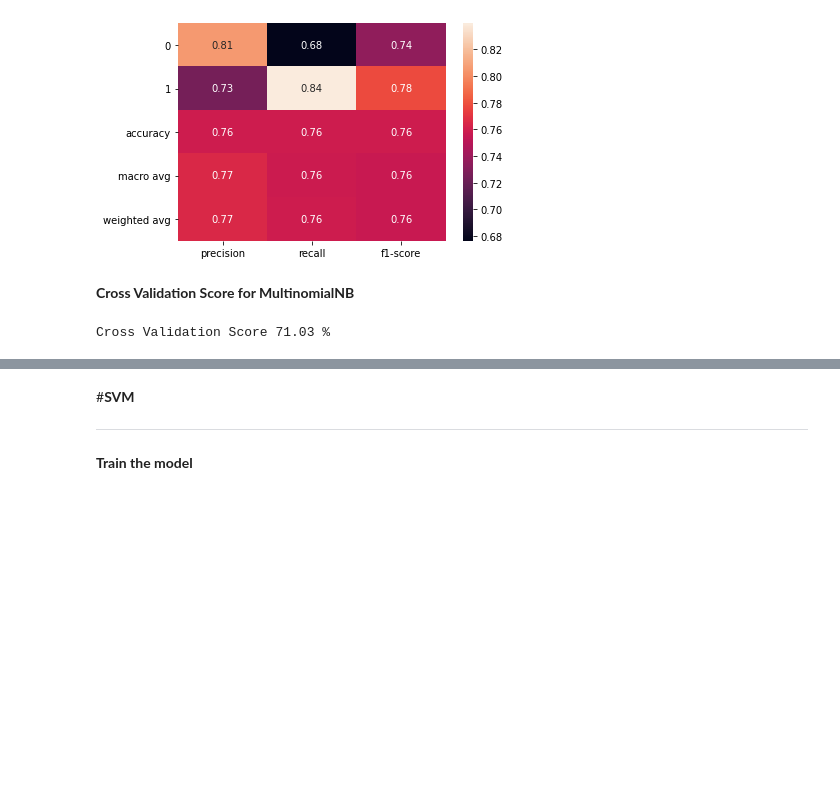
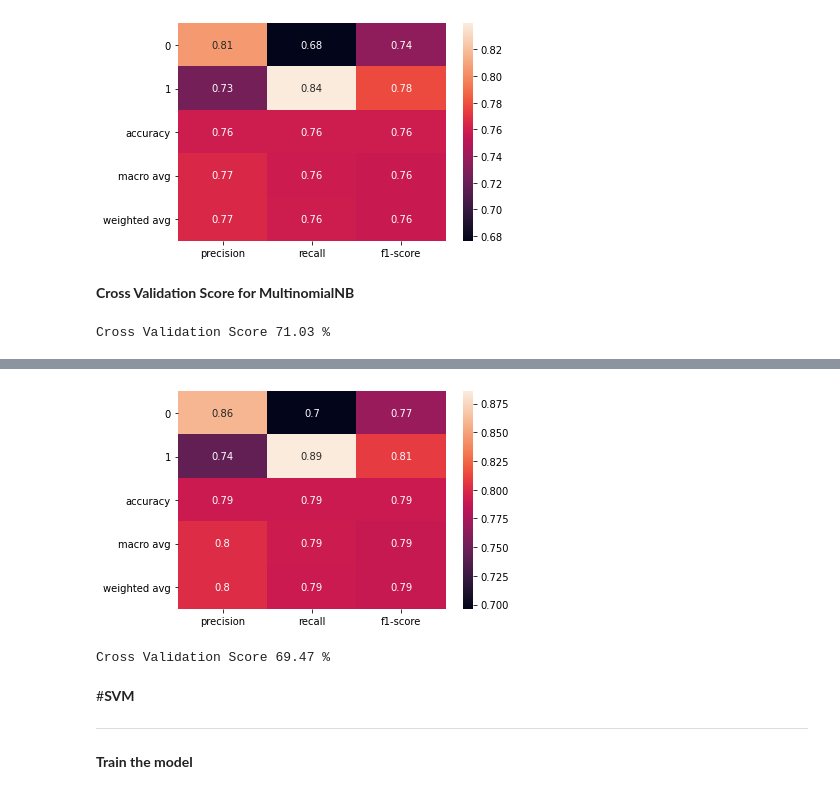
Before and after one commit to rajitakolla/computational_methods, a Jupyter notebook: In_class_exercise_09.ipynb, the cells around one changed output, grey strips where cells are left out. Drawn from its saved outputs; the diff is of its cells as text; code cells hidden in the pictures; blank space fills up the shorter version.

```diff
--- a/In_class_exercise_09.ipynb
+++ b/In_class_exercise_09.ipynb
@@ -74,3 +74,10 @@ trainDF.head()
 | 2 | they presume their audience wo n'... | 0 |
 | 3 | this is a visually stunning rumin... | 1 |
 | 4 | jonathan parker 's bartleby shoul... | 1 |
+# %%
+test_data = open("/content/stsa-test.txt","r")
+list2 = test_data.readlines()
+test_data_polarities = [int(split_the_polarity(i,0)) for i in list2]
+test_data = [split_the_polarity(i,1) for i in list2]
+testDF = pd.DataFrame(test_data,columns=["sentences"])
+testDF["polarities"] = pd.DataFrame(test_data_polarities)
@@ -146,3 +180,7 @@ tf_idf_df.columns = list_of_column_names
 tf_idf_df.shape
 # %% [output]
 (6920, 13439)
+# %%
+vectorizer1 = TfidfVectorizer(analyzer=clean_dataset,vocabulary=vectorizer.vocabulary_)
+vectorizer1.fit(testDF["sentences"])
+tf_idf_test = vectorizer1.transform(testDF["sentences"])
@@ -176,0 +219,2 @@ array([0, 1, 1, ..., 1, 0, 1])
+# %%
+y_op_test_multinomialNB = multinomialNB.predict(tf_idf_test)
@@ -242,3 +307,12 @@ Cross Validation Score 71.03 %
+# %%
+#visualize the metrics
+visualizer(classification_report(testDF["polarities"].values,y_op_test_multinomialNB,output_dict=True))
+# %% [output]
+[figure, added]
+# %%
+cross_val_score_computation(multinomialNB_model,tf_idf_test,y_op_test_multinomialNB)
+# %% [output]
+Cross Validation Score 69.47 %
 # %% [markdown]
 #**SVM**
 
```
Also changed, not shown: parts of 58 cells of this notebook.
